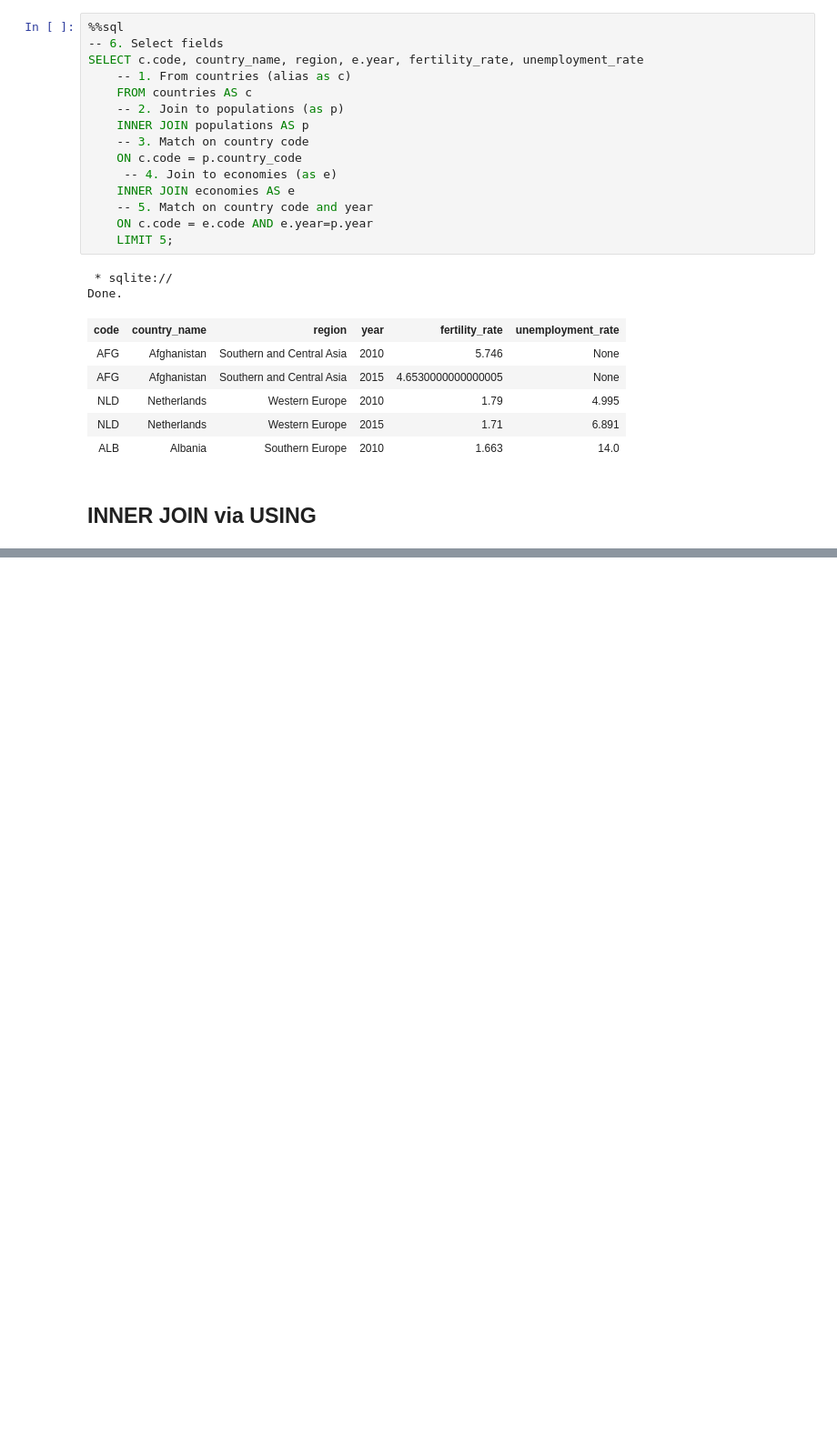
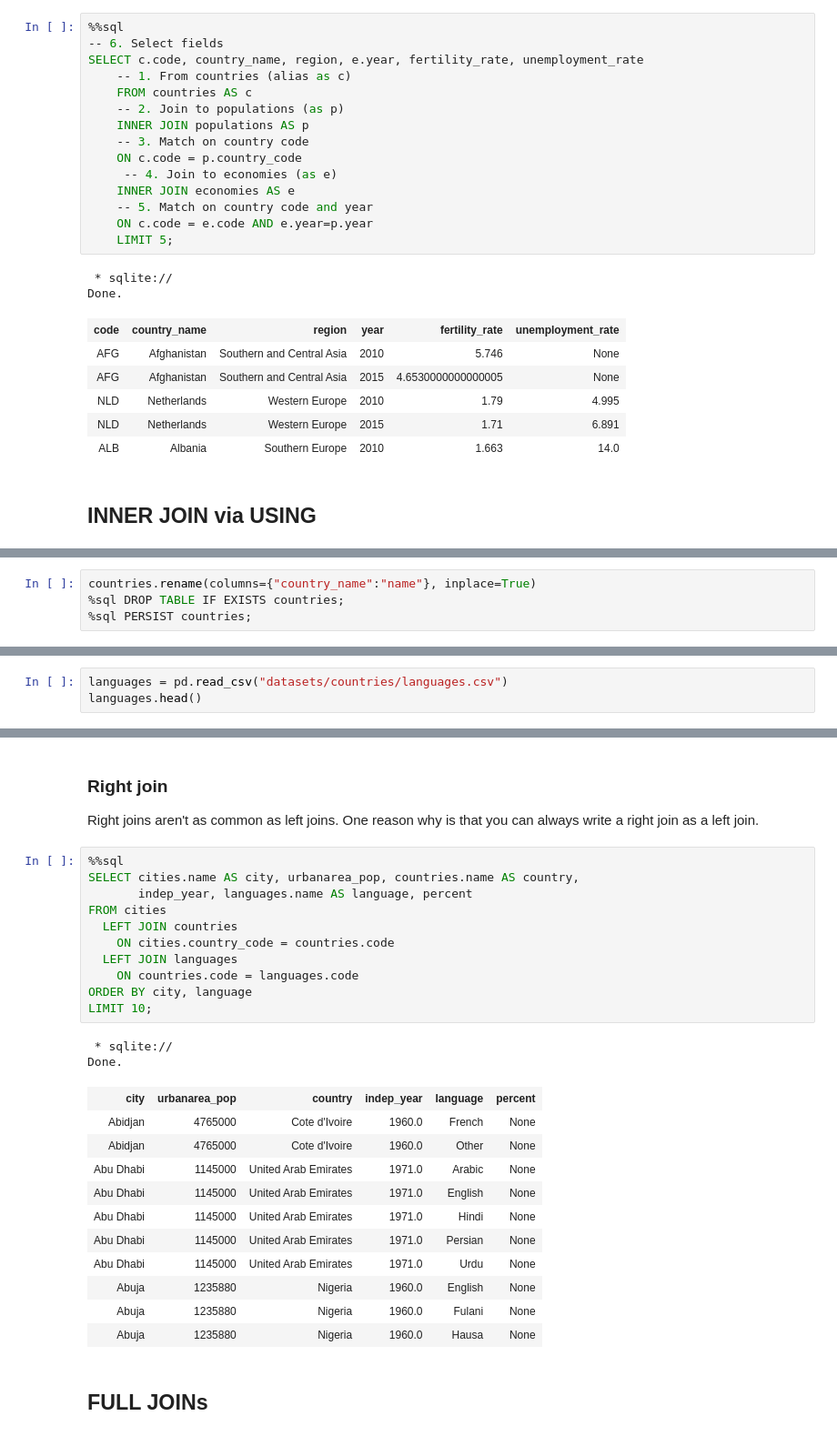
Before and after one commit to VictorOmondi1997/Joining-Data-in-SQL, a Jupyter notebook: Joining Data in SQL.ipynb, the cells around one changed output, grey strips where cells are left out. Shown: that part at 91% size. Saved outputs shown, nothing was run; the diff lists cells and outputs as text; blank space fills up the shorter version.

Commit message:
full joins

```diff
--- a/Joining Data in SQL.ipynb
+++ b/Joining Data in SQL.ipynb
@@ -295,0 +300,4 @@ Done.
+# %%
+countries.rename(columns={"country_name":"name"}, inplace=True)
+%sql DROP TABLE IF EXISTS countries;
+%sql PERSIST countries;
@@ -295,0 +309,3 @@ Done.
+# %%
+languages = pd.read_csv("datasets/countries/languages.csv")
+languages.head()
@@ -295,0 +737,30 @@ Done.
+# %% [markdown]
+### Right join
+Right joins aren't as common as left joins. One reason why is that you can always write a right join as a left join.
+# %%
+%%sql
+SELECT cities.name AS city, urbanarea_pop, countries.name AS country,
+       indep_year, languages.name AS language, percent
+FROM cities
+  LEFT JOIN countries
+    ON cities.country_code = countries.code
+  LEFT JOIN languages
+    ON countries.code = languages.code
+ORDER BY city, language
+LIMIT 10;
+# %% [output]
+ * sqlite://
+Done.
+| city | urbanarea_pop | country | indep_year | language | percent |
+| Abidjan | 4765000 | Cote d'Ivoire | 1960.0 | French | None |
+| Abidjan | 4765000 | Cote d'Ivoire | 1960.0 | Other | None |
+| Abu Dhabi | 1145000 | United Arab Emirates | 1971.0 | Arabic | None |
+| Abu Dhabi | 1145000 | United Arab Emirates | 1971.0 | English | None |
+| Abu Dhabi | 1145000 | United Arab Emirates | 1971.0 | Hindi | None |
+| Abu Dhabi | 1145000 | United Arab Emirates | 1971.0 | Persian | None |
+| Abu Dhabi | 1145000 | United Arab Emirates | 1971.0 | Urdu | None |
+| Abuja | 1235880 | Nigeria | 1960.0 | English | None |
+| Abuja | 1235880 | Nigeria | 1960.0 | Fulani | None |
+| Abuja | 1235880 | Nigeria | 1960.0 | Hausa | None |
+# %% [markdown]
+## FULL JOINs
```
Also changed, not shown: parts of 35 cells of this notebook.
